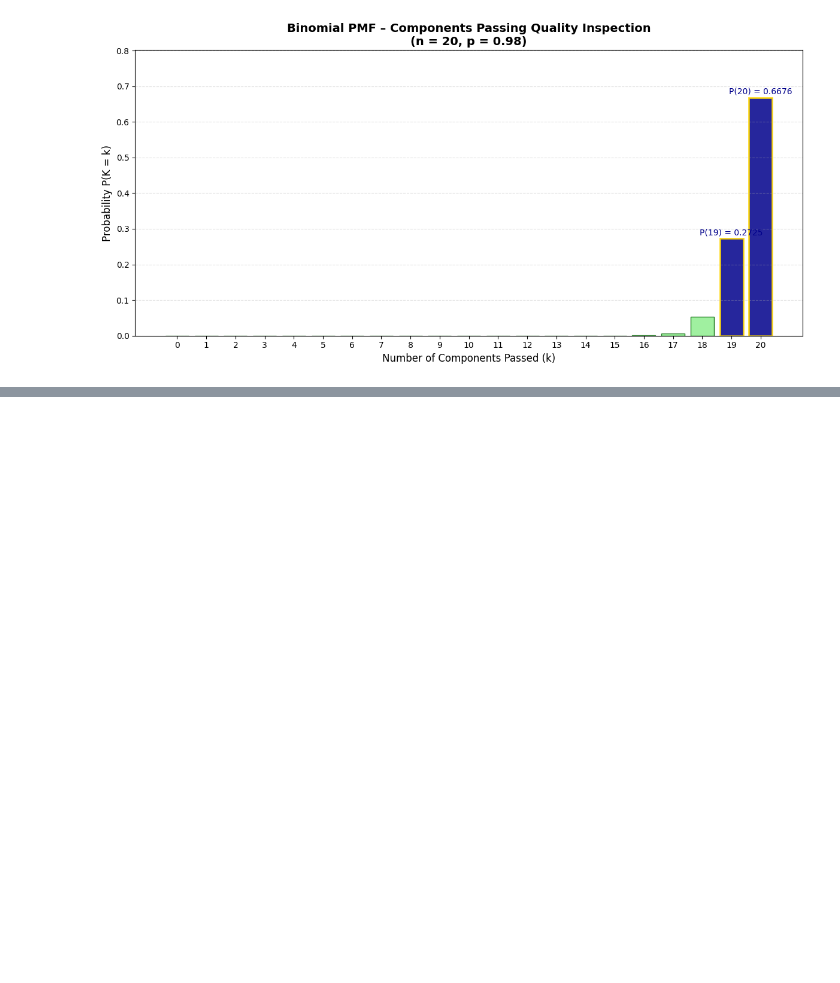
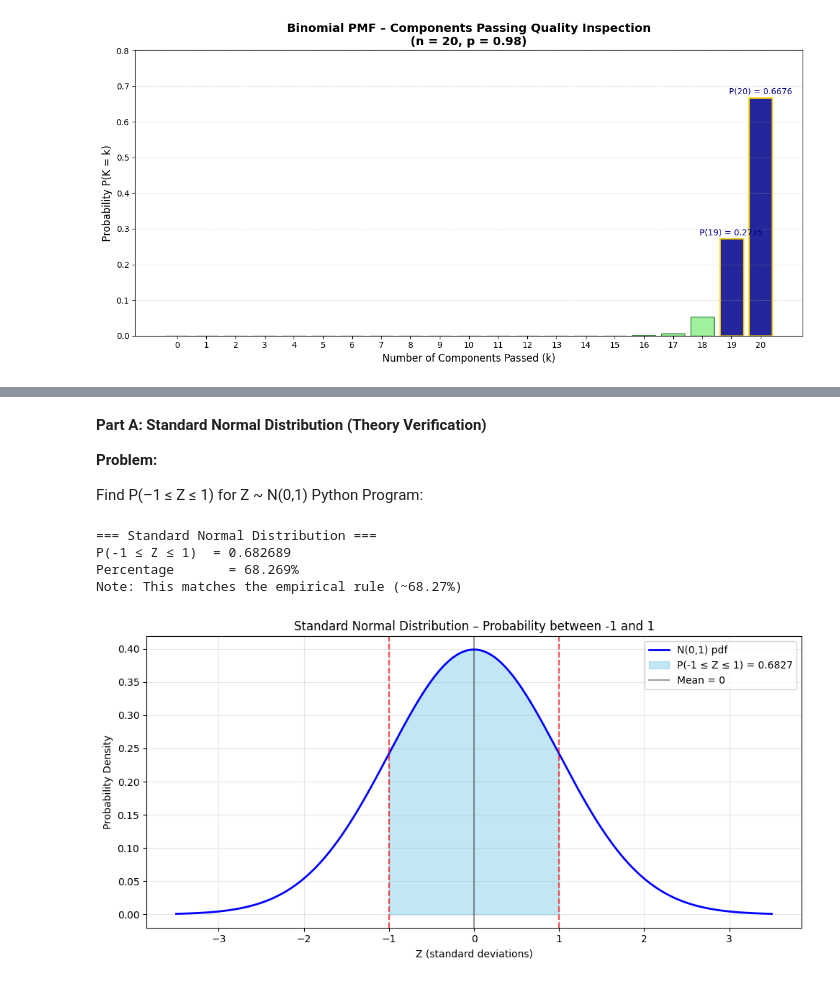
Before and after one commit to princz003/S4lab_data, a Jupyter notebook: Probability&Random_process_for_eng_maths.ipynb, the cells around one changed output, grey strips where cells are left out. Cells and saved outputs as stored; diff of their text form; code cells hidden in the pictures; blank space fills up the shorter version.

```diff
--- a/Probability&Random_process_for_eng_maths.ipynb
+++ b/Probability&Random_process_for_eng_maths.ipynb
@@ -1992,0 +2307,56 @@ Variance                      : 0.3920
+# %% [markdown]
+**Part A: Standard Normal Distribution (Theory Verification)**
+
+**Problem:**
+
+Find P(–1 ≤ Z ≤ 1) for Z ~ N(0,1)
+Python Program:
+# %%
+# Experiment 4 - Part A: Standard Normal Probability
+from scipy.stats import norm
+import numpy as np
+import matplotlib.pyplot as plt
+
+# Step 1: Parameters
+mu    = 0
+sigma = 1
+a     = -1
+b     = 1
+
+# Step 2: Calculate probability using CDF
+cdf_a = norm.cdf(a, loc=mu, scale=sigma)
+cdf_b = norm.cdf(b, loc=mu, scale=sigma)
+prob  = cdf_b - cdf_a
+
+# Step 3: Display result
+print("=== Standard Normal Distribution ===")
+print(f"P({a} ≤ Z ≤ {b})  = {prob:.6f}")
+print(f"Percentage       = {prob*100:.3f}%")
+print(f"Note: This matches the empirical rule (~68.27%)")
+
+# Step 4: Visualization
+x = np.linspace(-3.5, 3.5, 1000)
+y = norm.pdf(x, mu, sigma)
+
+plt.figure(figsize=(10, 5))
+plt.plot(x, y, 'b-', linewidth=2, label='N(0,1) pdf')
+plt.fill_between(x, y, where=(x >= a) & (x <= b), color='skyblue', alpha=0.5,
+                 label=f'P({a} ≤ Z ≤ {b}) = {prob:.4f}')
+
+plt.axvline(a, color='red', linestyle='--', alpha=0.7)
+plt.axvline(b,  color='red', linestyle='--', alpha=0.7)
+plt.axvline(0,  color='black', linestyle='-', alpha=0.4, label='Mean = 0')
+
+plt.title('Standard Normal Distribution – Probability between -1 and 1')
+plt.xlabel('Z (standard deviations)')
+plt.ylabel('Probability Density')
+plt.grid(True, alpha=0.3)
+plt.legend()
+plt.tight_layout()
+plt.show()
+# %% [output]
+=== Standard Normal Distribution ===
+P(-1 ≤ Z ≤ 1)  = 0.682689
+Percentage       = 68.269%
+Note: This matches the empirical rule (~68.27%)
+[figure, added]
```
Also changed, not shown: parts of 30 cells of this notebook.
